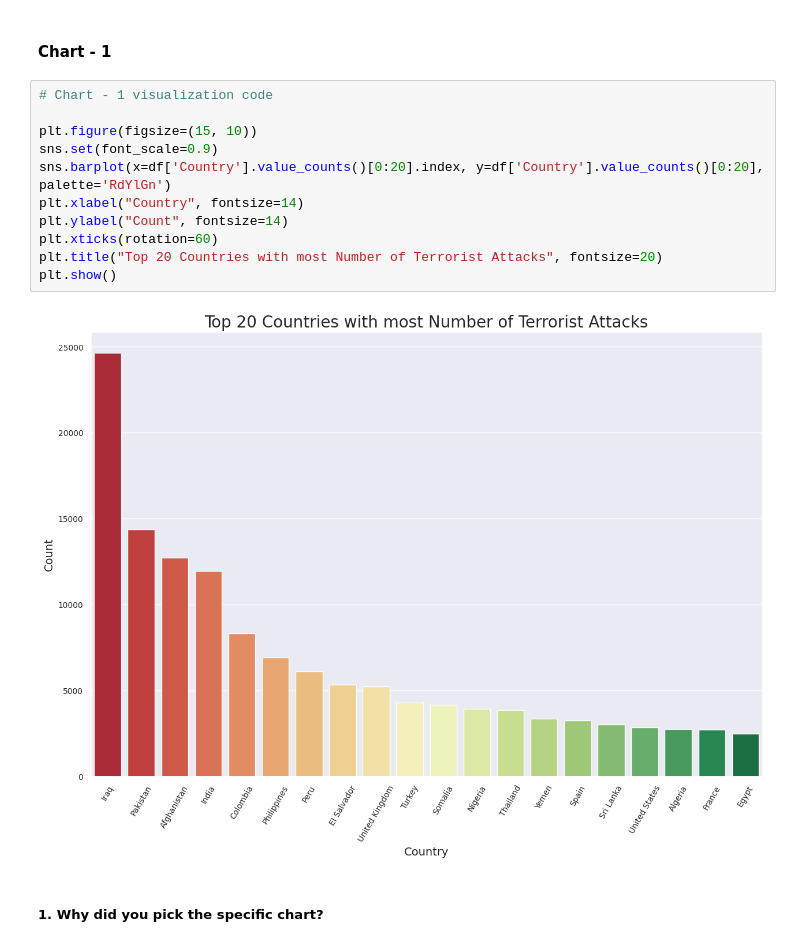
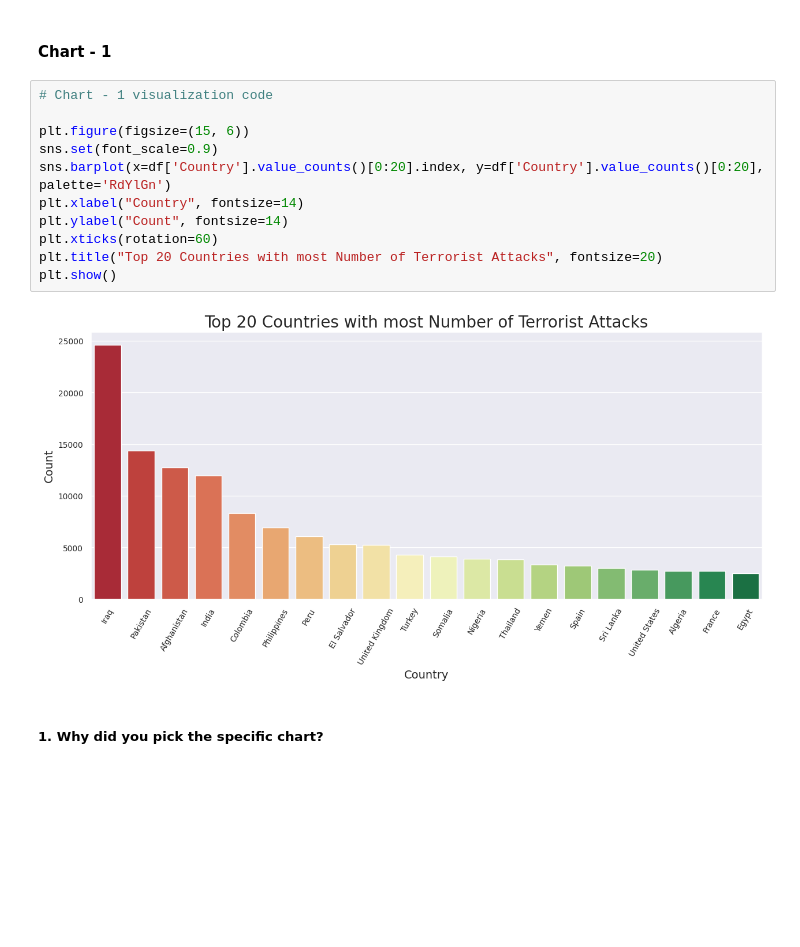
Before and after one commit to Shubham-kumar149/Data-Visualization-With-Python, a Jupyter notebook: Capstone_Project_EDA_on_Global_Terrorism_Dataset.ipynb, the cells around one changed output. Saved outputs shown, nothing was run; the diff lists cells and outputs as text; blank space fills up the shorter version.

```diff
--- a/Capstone_Project_EDA_on_Global_Terrorism_Dataset.ipynb
+++ b/Capstone_Project_EDA_on_Global_Terrorism_Dataset.ipynb
@@ -428,16 +428,16 @@ df.head(5)
 # %%
 # Chart - 1 visualization code
 
-plt.figure(figsize=(15, 10))
+plt.figure(figsize=(15, 6))
 sns.set(font_scale=0.9)
 sns.barplot(x=df['Country'].value_counts()[0:20].index, y=df['Country'].value_counts()[0:20], palette='RdYlGn')
 plt.xlabel("Country", fontsize=14)
 plt.ylabel("Count", fontsize=14)
 plt.xticks(rotation=60)
 plt.title("Top 20 Countries with most Number of Terrorist Attacks", fontsize=20)
 plt.show()
 # %% [output]
-[figure, old version]
+[figure, new version]
 # %% [markdown]
 ##### 1. Why did you pick the specific chart?
 # %% [markdown]
```
Also changed, not shown: parts of 16 cells of this notebook.
